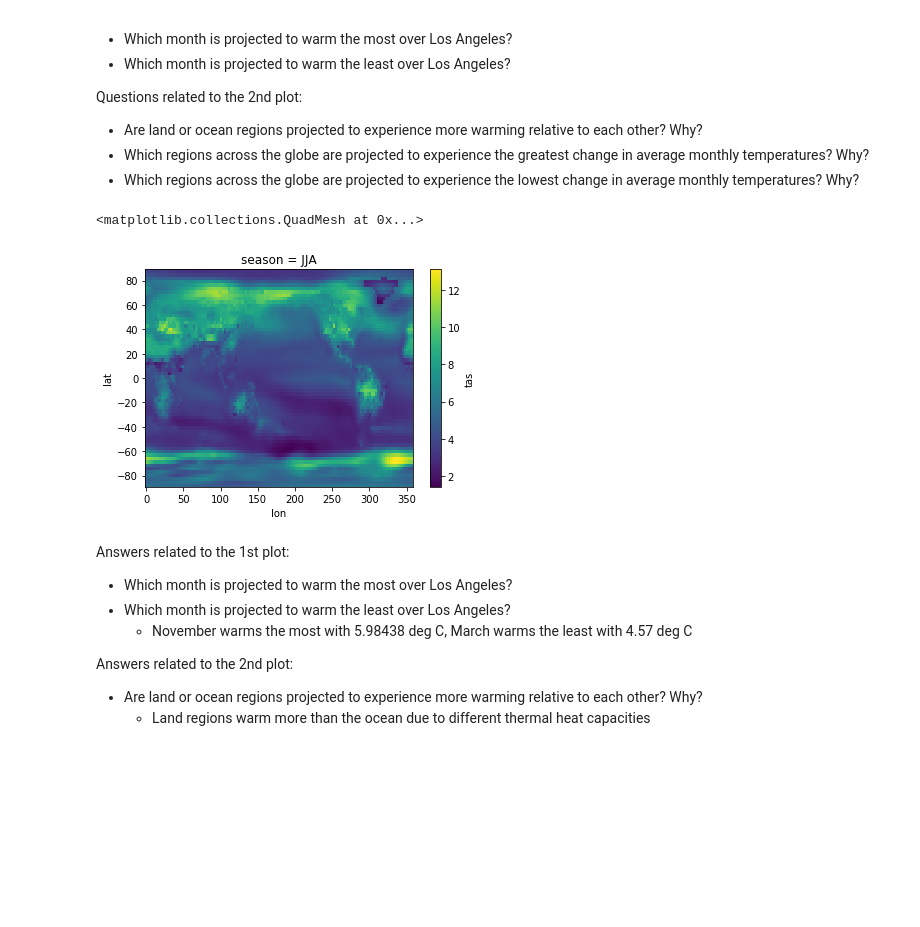
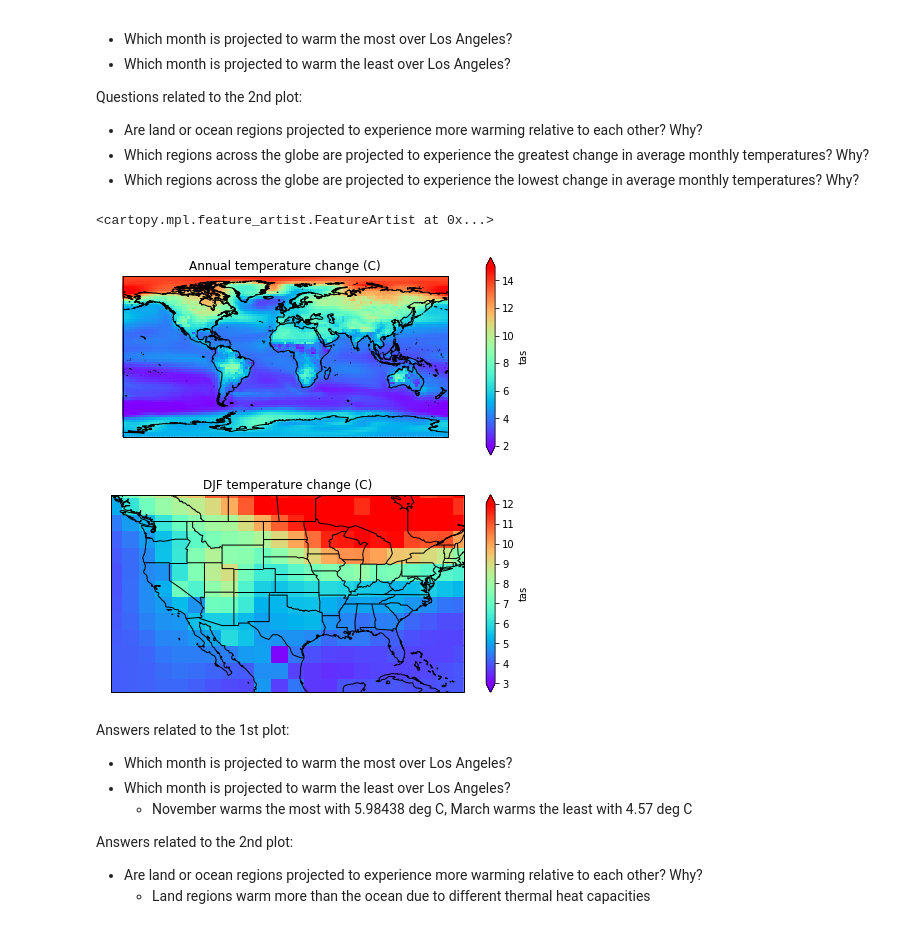
Before and after one commit to neil-berg/climate-data-analyses, a Jupyter notebook: assignments/AOS51_2019W_Final_KEY.ipynb, the cells around one changed output. Cells and saved outputs as stored; diff of their text form; code cells hidden in the pictures; blank space fills up the shorter version.

```diff
--- a/assignments/AOS51_2019W_Final_KEY.ipynb
+++ b/assignments/AOS51_2019W_Final_KEY.ipynb
@@ -234,56 +236,55 @@ Questions related to the 2nd plot:
 # %%
 # Read in the netCDF files
 hist_tas_nc = xr.open_dataset('~/AOS51/data/final_project/tas_Amon_MIROC-ESM_historical_r1i1p1_196001-198412.nc')
 fut_tas_nc = xr.open_dataset('~/AOS51/data/final_project/tas_Amon_MIROC-ESM_rcp85_r1i1p1_207601-210012.nc')
 
 # Extract temperature and convert to degrees C
 hist_tas = (hist_tas_nc['tas'] - 273.15)
 fut_tas = (fut_tas_nc['tas'] - 273.15)
 
 # Compute annual means for each time period
 hist_tas_ann = hist_tas.resample(time='AS').mean(dim='time')
 fut_tas_ann = fut_tas.resample(time='AS').mean(dim='time')
 
 # Compute seasonal means for each time period
 hist_tas_ssn = hist_tas.groupby('time.season').mean(dim='time')
 fut_tas_ssn = fut_tas.groupby('time.season').mean(dim='time')
 
 # Compute the average annual mean for each period and compute the change
 hist_tas_ann_avg = hist_tas_ann.mean(dim='time')
 fut_tas_ann_avg = fut_tas_ann.mean(dim='time')
 change_tas_ann_avg = fut_tas_ann_avg - hist_tas_ann_avg
 
-# Compute the change in seasonal mean and slice out JJA
+# Compute the change in seasonal mean and slice out DJF
 change_tas_ssn = fut_tas_ssn - hist_tas_ssn
-change_tas_ssn_jja = change_tas_ssn.sel(season='JJA')
+change_tas_ssn_djf = change_tas_ssn.sel(season='DJF')
 
 # Plots ---
 
-# 1st plot - time series of monthly climatologies over LA
-# months = ['Jan', 'Feb', 'Mar', 'Apr', 'May', 'Jun', 'Jul', 'Aug', 'Sep', 'Oct', 'Nov', 'Dec']
-# fig1 = plt.figure(figsize=(8,4))
-# ax1 = fig1.add_subplot(1,1,1)
-# ax1.plot(range(12), la_hist_tas_mon_clim, color='blue', marker='o', label='Historical (1960-1974)')
-# ax1.plot(range(12), la_fut_tas_mon_clim, color='red', marker='o', label='Future (2076-2100)')
-# ax1.set_xticks(range(12))
-# ax1.set_xticklabels(months)
-# ax1.set_ylim(5, 35)
-# ax1.set_ylabel('Temperature (C)')
-# ax1.set_title('Los Angeles monthly average temperature')
-# ax1.legend(loc='upper left', frameon=False)
+# Plot 1 - global temperature change
+fig = plt.figure(figsize=(8,8))
+ax1 = fig.add_subplot(2,1,1, projection=ccrs.PlateCarree())
+change_tas_ann_avg.plot.pcolormesh(ax=ax1,
+                               transform=ccrs.PlateCarree(),
+                               cmap='rainbow',
+                               vmin=2, vmax=15)
+ax1.coastlines('50m')
+ax1.set_title('Annual temperature change (C)')
 
-# # 2nd plot - global temperature changes
-# fig2 = plt.figure(figsize=(8,3))
-# ax2 = fig2.add_subplot(1,1,1, projection=ccrs.PlateCarree())
-# change_tas_avg.plot.pcolormesh(ax=ax2,
-#                                transform=ccrs.PlateCarree(),
-#                                cmap='rainbow',
-#                                vmin=0, vmax=15)
-# ax2.coastlines('50m')
-# ax2.set_title('Monthly average temperature change (C)')
+# Plot 2 - JJA temperature change over the US
+ax2 = fig.add_subplot(2,1,2, projection=ccrs.PlateCarree())
+change_tas_ssn_djf.plot.pcolormesh(ax=ax2,
+                               transform=ccrs.PlateCarree(),
+                               cmap='rainbow',
+                               vmin=3, vmax=12)
+ax2.set_extent([230,290,20,50])
+ax2.coastlines('50m')
+ax2.set_title('DJF temperature change (C)')
+ax2.add_feature(states_provinces, edgecolor='black')
+ax2.add_feature(cfeature.BORDERS, edgecolor='black')
 # %% [output]
-<matplotlib.collections.QuadMesh at 0x...>
+<cartopy.mpl.feature_artist.FeatureArtist at 0x...>
-[figure, old version]
+[figure, new version]
 # %% [markdown]
 Answers related to the 1st plot:
 * Which month is projected to warm the most over Los Angeles?
```
Also changed, not shown: parts of 2 cells of this notebook.
